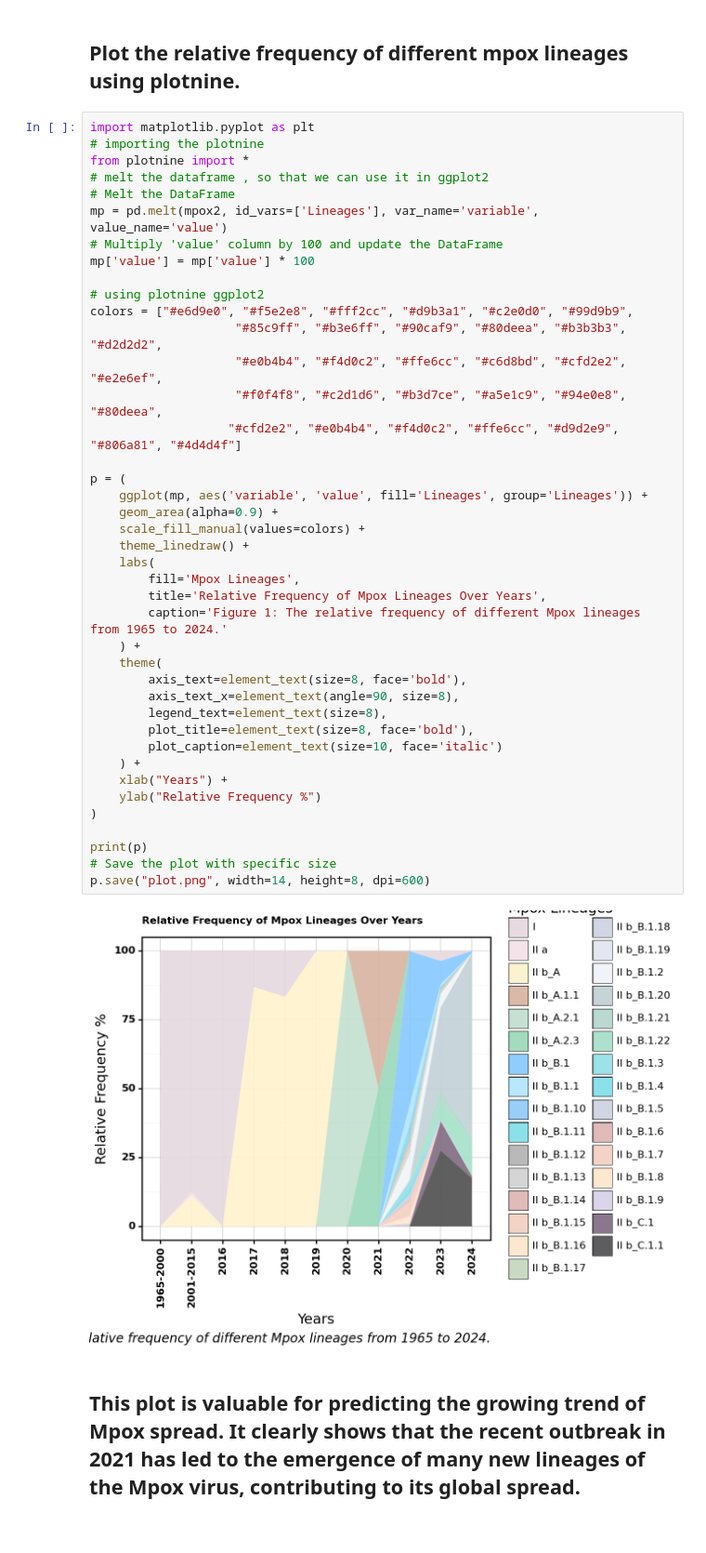
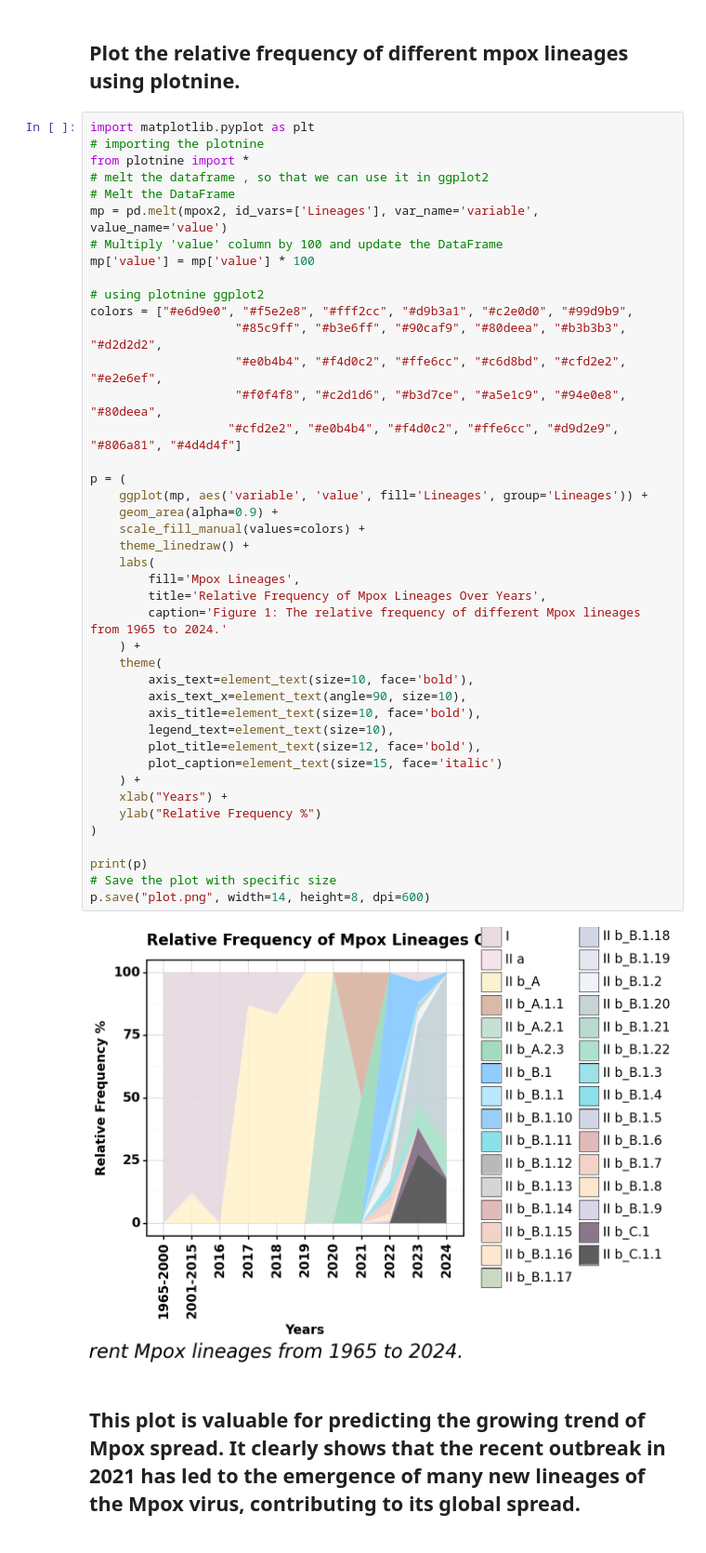
Before and after one commit to karthi-16/Mpox_epidemiology, a Jupyter notebook: Tracking_the_Dyanamics_of_Mpox_Genomic_Lineages_Over_the_Years_.ipynb, the cells around one changed output. Shown: that part at 93% size. Saved outputs shown, nothing was run; the diff lists cells and outputs as text.

```diff
--- a/Tracking_the_Dyanamics_of_Mpox_Genomic_Lineages_Over_the_Years_.ipynb
+++ b/Tracking_the_Dyanamics_of_Mpox_Genomic_Lineages_Over_the_Years_.ipynb
@@ -72,39 +72,40 @@ mp = pd.melt(mpox2, id_vars=['Lineages'], var_name='variable', value_name='value
 # Multiply 'value' column by 100 and update the DataFrame
 mp['value'] = mp['value'] * 100
 
 # using plotnine ggplot2
 colors = ["#e6d9e0", "#f5e2e8", "#fff2cc", "#d9b3a1", "#c2e0d0", "#99d9b9",
                     "#85c9ff", "#b3e6ff", "#90caf9", "#80deea", "#b3b3b3", "#d2d2d2",
                     "#e0b4b4", "#f4d0c2", "#ffe6cc", "#c6d8bd", "#cfd2e2", "#e2e6ef",
                     "#f0f4f8", "#c2d1d6", "#b3d7ce", "#a5e1c9", "#94e0e8", "#80deea",
                    "#cfd2e2", "#e0b4b4", "#f4d0c2", "#ffe6cc", "#d9d2e9", "#806a81", "#4d4d4f"]
 
 p = (
     ggplot(mp, aes('variable', 'value', fill='Lineages', group='Lineages')) +
     geom_area(alpha=0.9) +
     scale_fill_manual(values=colors) +
     theme_linedraw() +
     labs(
         fill='Mpox Lineages',
         title='Relative Frequency of Mpox Lineages Over Years',
         caption='Figure 1: The relative frequency of different Mpox lineages from 1965 to 2024.'
     ) +
     theme(
-        axis_text=element_text(size=8, face='bold'),
-        axis_text_x=element_text(angle=90, size=8),
-        legend_text=element_text(size=8),
-        plot_title=element_text(size=8, face='bold'),
-        plot_caption=element_text(size=10, face='italic')
+        axis_text=element_text(size=10, face='bold'),
+        axis_text_x=element_text(angle=90, size=10),
+        axis_title=element_text(size=10, face='bold'),
+        legend_text=element_text(size=10),
+        plot_title=element_text(size=12, face='bold'),
+        plot_caption=element_text(size=15, face='italic')
     ) +
     xlab("Years") +
     ylab("Relative Frequency %")
 )
 
 print(p)
 # Save the plot with specific size
 p.save("plot.png", width=14, height=8, dpi=600)
 # %% [output]
-[figure, old version]
+[figure, new version]
 # %% [markdown]
 ## This plot is valuable for predicting the growing trend of Mpox spread. It clearly shows that the recent outbreak in 2021 has led to the emergence of many new lineages of the Mpox virus, contributing to its global spread.
 ## This type of area plot is useful for tracking disease dynamics and spread over time. The provided code can be directly applied to other datasets with rows and columns defined according to these conditions.
```
